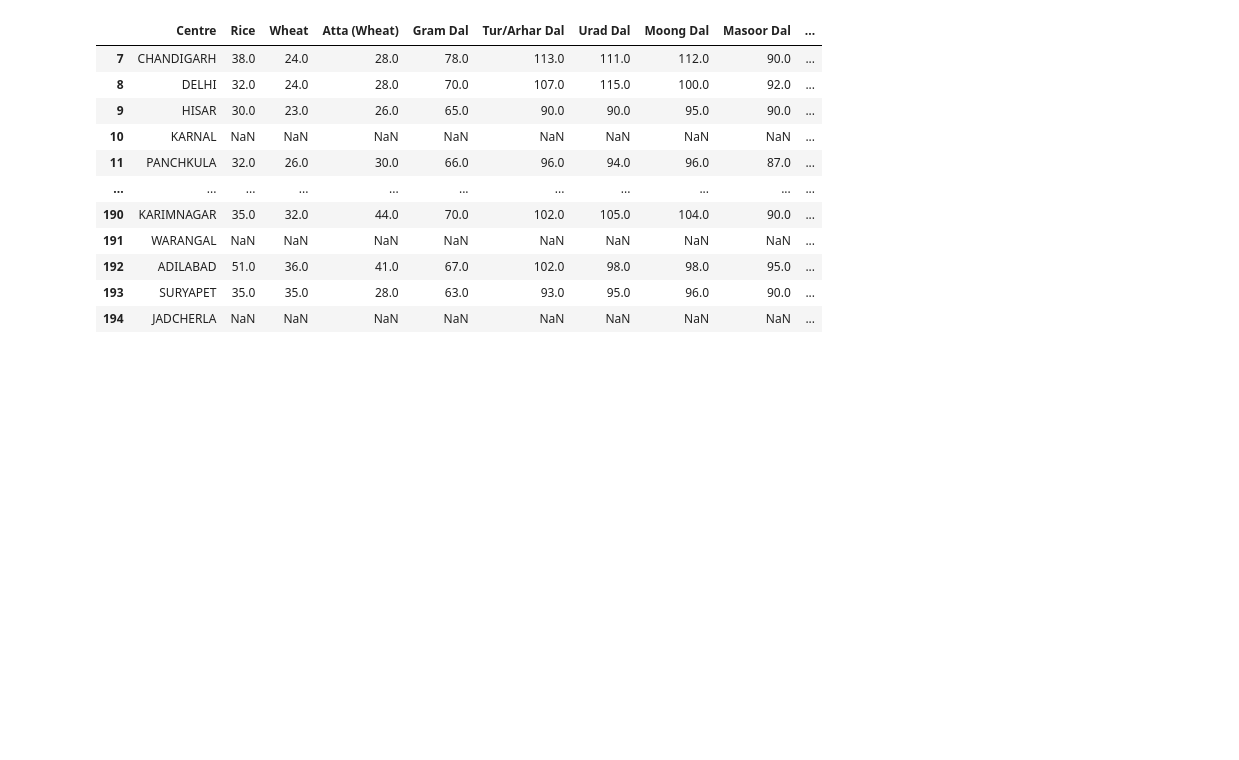
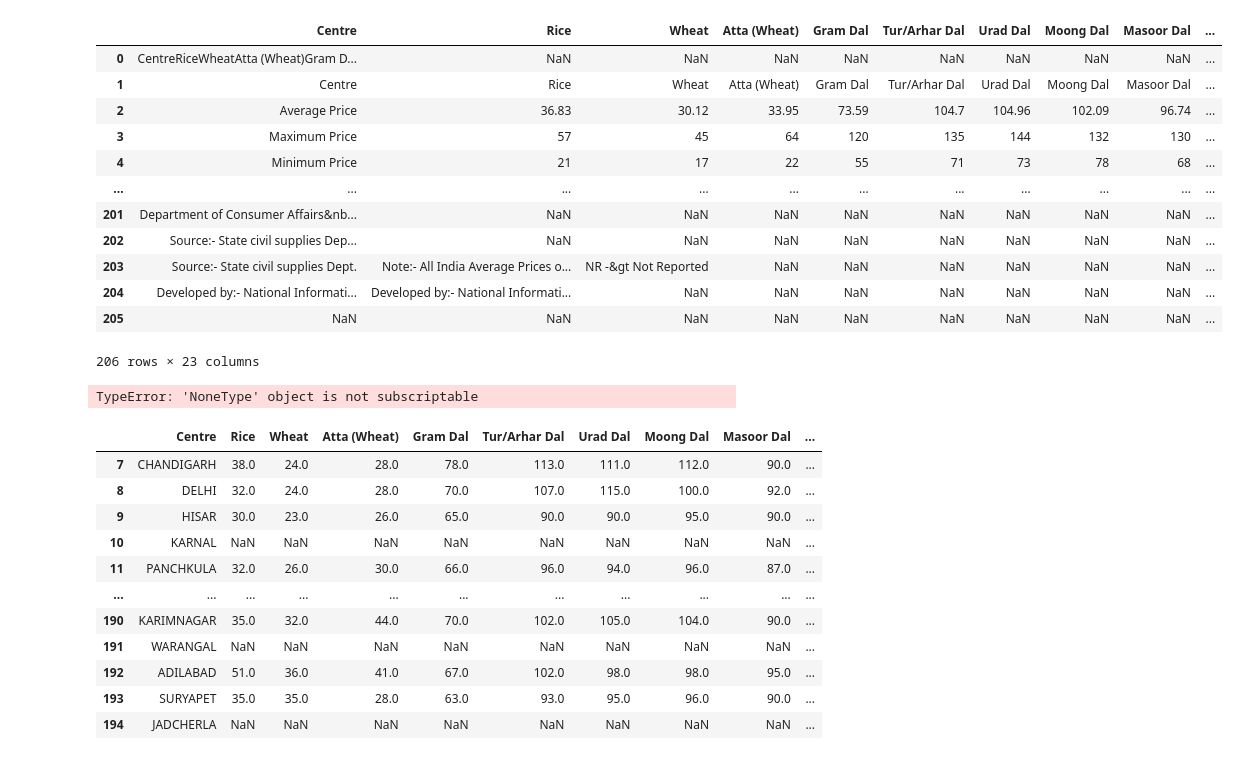
Before and after one commit to aadityarock2000/Price-history-analysis, a Jupyter notebook: notebooks/price-history.ipynb, the cells around one changed output. Drawn from its saved outputs; the diff is of its cells as text; code cells hidden in the pictures; blank space fills up the shorter version.

```diff
--- a/price-history.ipynb
+++ b/notebooks/price-history.ipynb
@@ -100,5 +101,28 @@ data['ctl00$MainContent$btn_getdata1'] =  'Get Data'
 """Select Date + Get Data"""
 r = s.post(url, data=data)
 #soup = BeautifulSoup(r.content, 'lxml')
+# %%
+df23=pd.read_html(r.text,header=[1])[0]
+df23
+# %% [output]
+|  | Centre | Rice | Wheat | Atta (Wheat) | Gram Dal | Tur/Arhar Dal | Urad Dal | Moong Dal | Masoor Dal | ... |
+| 0 | CentreRiceWheatAtta (Wheat)Gram D... | NaN | NaN | NaN | NaN | NaN | NaN | NaN | NaN | ... |
+| 1 | Centre | Rice | Wheat | Atta (Wheat) | Gram Dal | Tur/Arhar Dal | Urad Dal | Moong Dal | Masoor Dal | ... |
+| 2 | Average Price | 36.83 | 30.12 | 33.95 | 73.59 | 104.7 | 104.96 | 102.09 | 96.74 | ... |
+| 3 | Maximum Price | 57 | 45 | 64 | 120 | 135 | 144 | 132 | 130 | ... |
+| 4 | Minimum Price | 21 | 17 | 22 | 55 | 71 | 73 | 78 | 68 | ... |
+| ... | ... | ... | ... | ... | ... | ... | ... | ... | ... | ... |
+| 201 | Department of Consumer Affairs&nb... | NaN | NaN | NaN | NaN | NaN | NaN | NaN | NaN | ... |
+| 202 | Source:- State civil supplies Dep... | NaN | NaN | NaN | NaN | NaN | NaN | NaN | NaN | ... |
+| 203 | Source:- State civil supplies Dept. | Note:- All India Average Prices o... | NR -&gt Not Reported | NaN | NaN | NaN | NaN | NaN | NaN | ... |
+| 204 | Developed by:- National Informati... | Developed by:- National Informati... | NaN | NaN | NaN | NaN | NaN | NaN | NaN | ... |
+| 205 | NaN | NaN | NaN | NaN | NaN | NaN | NaN | NaN | NaN | ... |
+206 rows × 23 columns
+# %%
+r=get_report_html('25/07/2022')
+print(r)
+#df24=pd.read_html(r.text,header=[1])[0]
+# %% [output]
+TypeError: 'NoneType' object is not subscriptable
 # %%
 #df_list=pd.read_html(r.text,header=[1])
```
Also changed, not shown: parts of 2 cells of this notebook, 25 other files.
